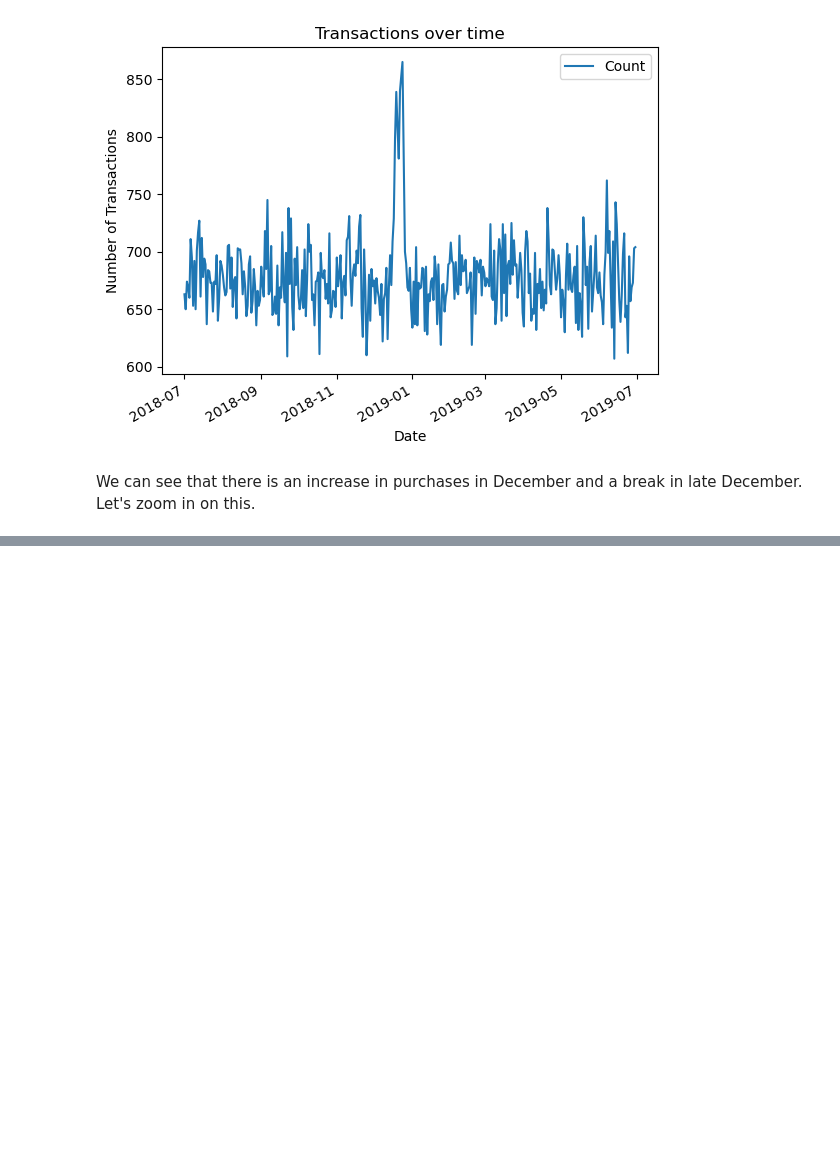
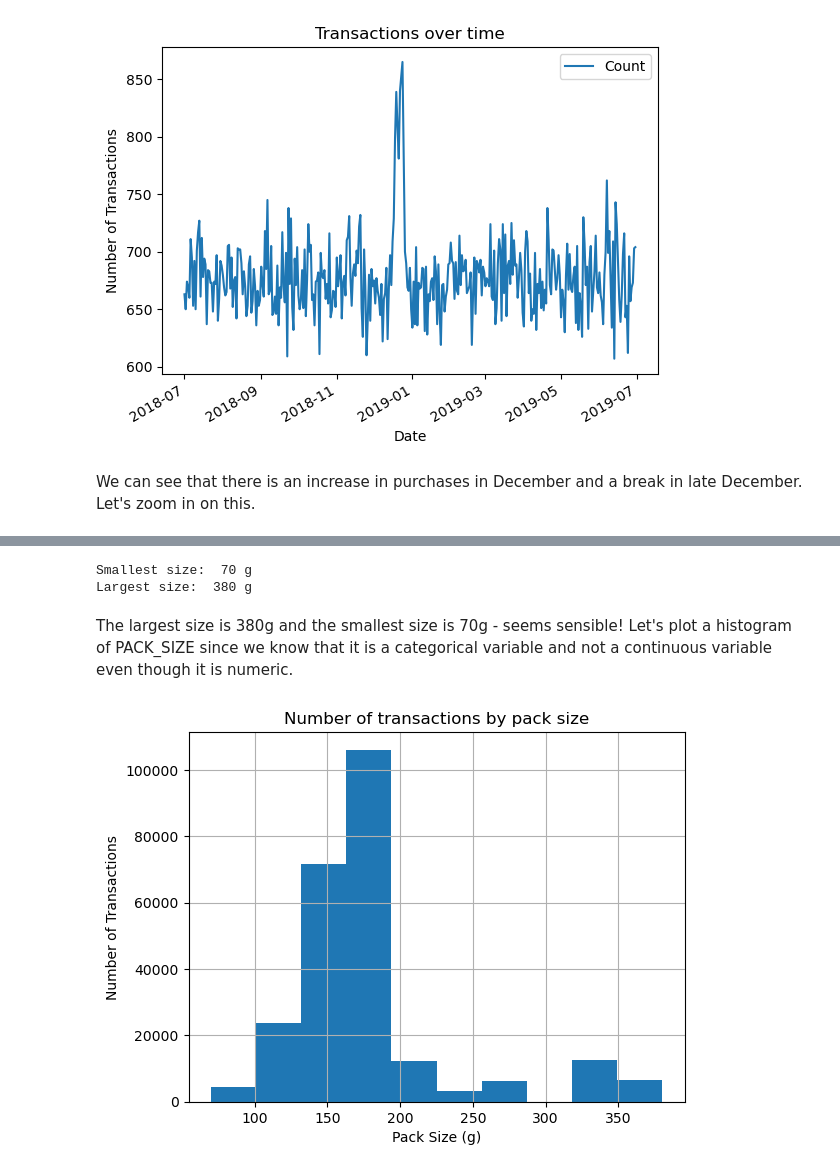
Before and after one commit to jacques-serfontein/QuantiumVEP, a Jupyter notebook: Task1/Task1.ipynb, the cells around one changed output, grey strips where cells are left out. Cells and saved outputs as stored; diff of their text form; code cells hidden in the pictures; blank space fills up the shorter version.

Commit message:
FEAT: Completed more data analysis

```diff
--- a/Task1/Task1.ipynb
+++ b/Task1/Task1.ipynb
@@ -231,0 +245,3 @@ December. Let's zoom in on this.
+# %%
+transaction_data_df['PACK_SIZE'] = transaction_data_df['PROD_NAME'].str.extract("(\d+)").astype(int)
+transaction_data_df.head(5)
@@ -231,0 +255,16 @@ December. Let's zoom in on this.
+# %%
+print('Smallest size: ', transaction_data_df.min(axis=0)['PACK_SIZE'], 'g')
+print('Largest size: ', transaction_data_df.max(axis=0)['PACK_SIZE'], 'g')
+# %% [output]
+Smallest size:  70 g
+Largest size:  380 g
+# %% [markdown]
+The largest size is 380g and the smallest size is 70g - seems sensible! Let's plot a histogram of PACK_SIZE since we know that it is a categorical variable and not a continuous variable even though it is numeric.
+# %%
+transaction_data_df['PACK_SIZE'].hist()
+plt.title('Number of transactions by pack size')
+plt.xlabel('Pack Size (g)')
+plt.ylabel('Number of Transactions')
+plt.show()
+# %% [output]
+[figure, added]
```
Also changed, not shown: parts of 25 cells of this notebook.
